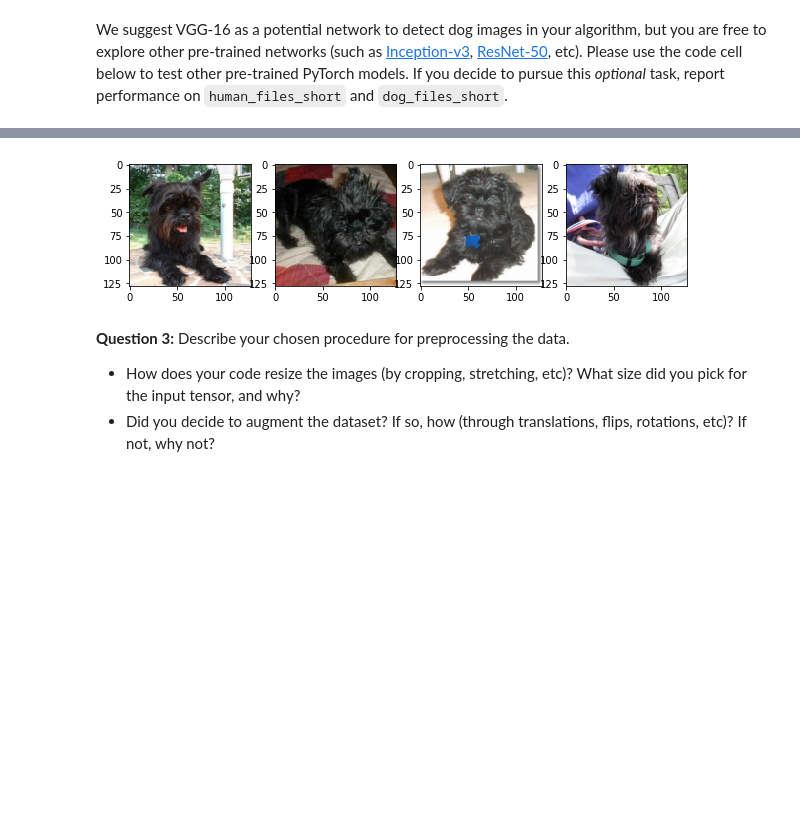
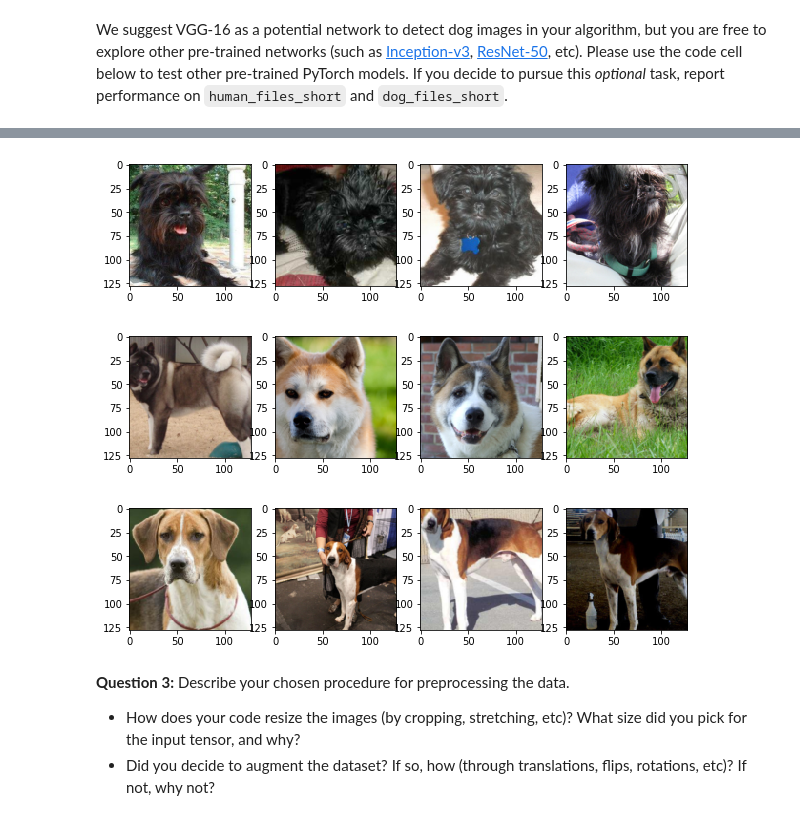
Before and after one commit to petersiemen/dog-breed-classifier, a Jupyter notebook: dog-breed-classifier/dog_app.ipynb, the cells around one changed output, grey strips where cells are left out. Saved outputs shown, nothing was run; the diff lists cells and outputs as text; code cells hidden in the pictures; blank space fills up the shorter version.

```diff
--- a/dog-breed-classifier/dog_app.ipynb
+++ b/dog-breed-classifier/dog_app.ipynb
@@ -329,45 +344,60 @@ from torchvision import datasets, transforms
 import torch
 import matplotlib.pyplot as plt
 
-size = 128
+size = 160
 cropped_size = 128
 
 train_transforms = transforms.Compose([
     transforms.Resize(size),
-    transforms.CenterCrop(size),
+    transforms.CenterCrop(cropped_size),
     transforms.ToTensor()])
 
 test_transforms = transforms.Compose([transforms.Resize(size),
-                                      transforms.CenterCrop(size),
+                                      transforms.CenterCrop(cropped_size),
                                       transforms.ToTensor()])
 
 data_dir = "./dogImages"
 #data_dir = "./dogImagesSample"
 # Pass transforms in here, then run the next cell to see how the transforms look
 train_data = datasets.ImageFolder(data_dir + '/train', transform=train_transforms)
 test_data = datasets.ImageFolder(data_dir + '/test', transform=test_transforms)
 valid_data = datasets.ImageFolder(data_dir + '/valid', transform=test_transforms)
 
 trainloader = torch.utils.data.DataLoader(train_data, batch_size=64)
 testloader = torch.utils.data.DataLoader(test_data, batch_size=64)
 validloader = torch.utils.data.DataLoader(valid_data, batch_size=64)
 
+def show_dogs(images):
+    fig, axes = plt.subplots(figsize=(10, 4), ncols=4)
+    for ii in range(4):
+        ax = axes[ii]
+        ax.imshow(images[ii].numpy().transpose((1, 2, 0)))
+
 data_iter = iter(trainloader)
 
 images, labels = next(data_iter)
-fig, axes = plt.subplots(figsize=(10, 4), ncols=4)
-for ii in range(4):
-    ax = axes[ii]
-    ax.imshow(images[ii].numpy().transpose((1, 2, 0)))
+show_dogs(images)
+
+images, labels = next(data_iter)
+images, labels = next(data_iter)
+images, labels = next(data_iter)
+show_dogs(images)
+
+images, labels = next(data_iter)
+images, labels = next(data_iter)
+images, labels = next(data_iter)
+show_dogs(images)
 
 plt.show()
 
 loaders_scratch = dict()
 loaders_scratch['train'] = trainloader
 loaders_scratch['test'] = testloader
 loaders_scratch['valid'] = validloader
 # %% [output]
-[figure, old version]
+[figure, new version]
+[figure, added]
+[figure, added]
 # %% [markdown]
 **Question 3:** Describe your chosen procedure for preprocessing the data.
 - How does your code resize the images (by cropping, stretching, etc)?  What size did you pick for the input tensor, and why?
```
Also changed, not shown: parts of 9 cells of this notebook, 1 other file.
